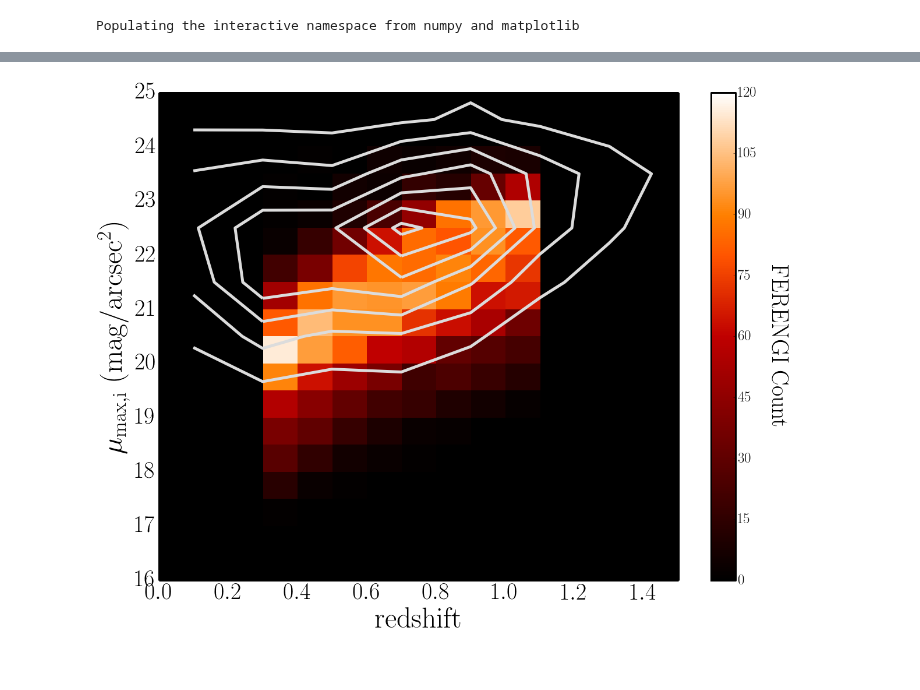
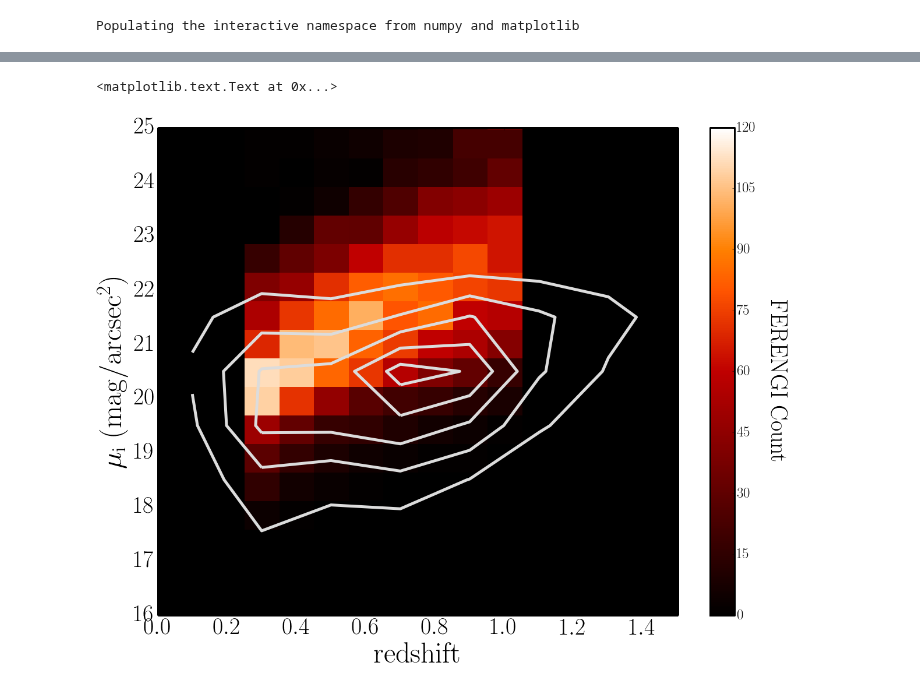
Before and after one commit to willettk/gzhubble, a Jupyter notebook: python/notebooks/ferengi_hubble_z_sb_figure.ipynb, the cells around one changed output, grey strips where cells are left out. Cells and saved outputs as stored; diff of their text form; code cells hidden in the pictures.

```diff
--- a/python/notebooks/ferengi_hubble_z_sb_figure.ipynb
+++ b/python/notebooks/ferengi_hubble_z_sb_figure.ipynb
@@ -31,7 +31,7 @@ def download_from_dropbox(url):
 # %%
 #load Hubble data
 hubble_meta_name = download_from_dropbox('https://www.dropbox.com/s/oqxk3pyms6u2851/meta_catalog_3_23_2016_hubble.fits?dl=1')
-data = Table.read(hubble_meta_name)
+old_data = Table.read(hubble_meta_name)
 #load ferengi data
 ferengi_filename = download_from_dropbox("https://www.dropbox.com/s/r88l9u5fcsbppui/ferengi_all_weighted_and_meta.fits?dl=1")
-f_data = Table.read(ferengi_filename)
+old_f_data = Table.read(ferengi_filename)
@@ -38,3 +90,24 @@ f_data = Table.read(ferengi_filename)
+# %%
+# Add table to Hubble
+
+data = old_data.copy(copy_data=True)
+
+gz_sb = Table.Column(name='GZ_MU_I',length=len(data))
+data.add_columns([gz_sb])
+for gal in data:
+    if gal['imaging']=='COSMOS           ': # pix scale = .05''/pix
+        gal['GZ_MU_I']=new_sb(gal['MAG_BEST_HI'],gal['FLUX_RADIUS_HI'],gal['A_IMAGE_HI'],gal['B_IMAGE_HI'],.05)
+    else: # pix scale = .03''/pix
+        gal['GZ_MU_I']=new_sb(gal['MAG_BEST_HI'],gal['FLUX_RADIUS_HI'],gal['A_IMAGE_HI'],gal['B_IMAGE_HI'],.03)
+
+#Add to FERENGI
+
+f_data = old_f_data.copy(copy_data=True)
+
+gz_sb = Table.Column(name='GZ_MU_I',length=len(f_data))
+f_data.add_columns([gz_sb])
+for gal in f_data:
+    gal['GZ_MU_I']=new_sb(gal['automag_i'],gal['r50'],gal['a_image'],gal['b_image'],.03)
 # %%
 #purple/green plot for hubble more better:
 #Select ferengi ranges so contours make sense
@@ -58,33 +133,40 @@ data_z0 = f_data[z0ind]
 # %%
 ## Eye of Sauron again, but flip: Hubble = contours, ferenti = histogram
 
+SB = 'GZ_MU_I'
+
 #define ferengi histogram
-fhist,fxedges,fyedges=np.histogram2d(data_z0['sim_redshift'],data_z0['mu_max_i'],bins=(20,20),range=((0,2),(16,26)))
+z_bins=np.linspace(0-.05,2.05,22)
+z_bins=[z for z in z_bins]
+mu_bins = np.linspace(16,26,20)
+mu_bins = [m for m in mu_bins]
+fhist,fxedges,fyedges=np.histogram2d(data_z0['sim_redshift'],data_z0[SB],bins=(z_bins,mu_bins))
 fextent=[fxedges[0],fxedges[-1],fyedges[0],fyedges[-1]]
-histy,xedges,yedges=np.histogram2d(data['Z_BEST'],data['MU_HI'],range=((0,2),(16,26)))
+histy,xedges,yedges=np.histogram2d(data['Z_BEST'],data[SB],range=((0,2),(16,26)))
 extent=[xedges[0],xedges[-1],yedges[0],yedges[-1]]
 # %%
 #plot
 
 mpl.rcParams['xtick.labelsize'] = 25
 mpl.rcParams['ytick.labelsize'] = 25
 
 f=plt.figure(figsize=(20,15))
 vmax = 120
 plt.imshow(fhist.T,origin='lower',extent=fextent,interpolation='nearest',aspect='auto',cmap=cm.gist_heat,vmax=vmax)
 plt.colorbar()
 f_contour=plt.contour(histy.T,origin='lower',extent=extent,colors='#DCDCDC',linewidths=5)
 #plt.clabel(f_contour, inline=1, fontsize=20) to get contour levels
 
 plt.xlim(0,1.5)
 plt.ylim(16,25)
 
 plt.xlabel(r'$\mathrm{redshift}$',fontsize=50)
-plt.ylabel(r'$\mathrm{\mu_{max,i}~(mag/arcsec^2)}$',fontsize=50)
+plt.ylabel(r'$\mathrm{\mu_{i}~(mag/arcsec^2)}$',fontsize=50)
 plt.tick_params(labelsize=40)
 
 f.text(.85,.6,'$\mathrm{FERENGI~Count}$',fontsize=40,rotation = 270)
 
-plt.savefig('../writeup/figures/eye_of_sauron.pdf')
+#plt.savefig('../writeup/figures/eye_of_sauron.pdf')
 # %% [output]
+<matplotlib.text.Text at 0x...>
-[figure, old version]
+[figure, new version]
```
Also changed, not shown: parts of 7 cells of this notebook.
